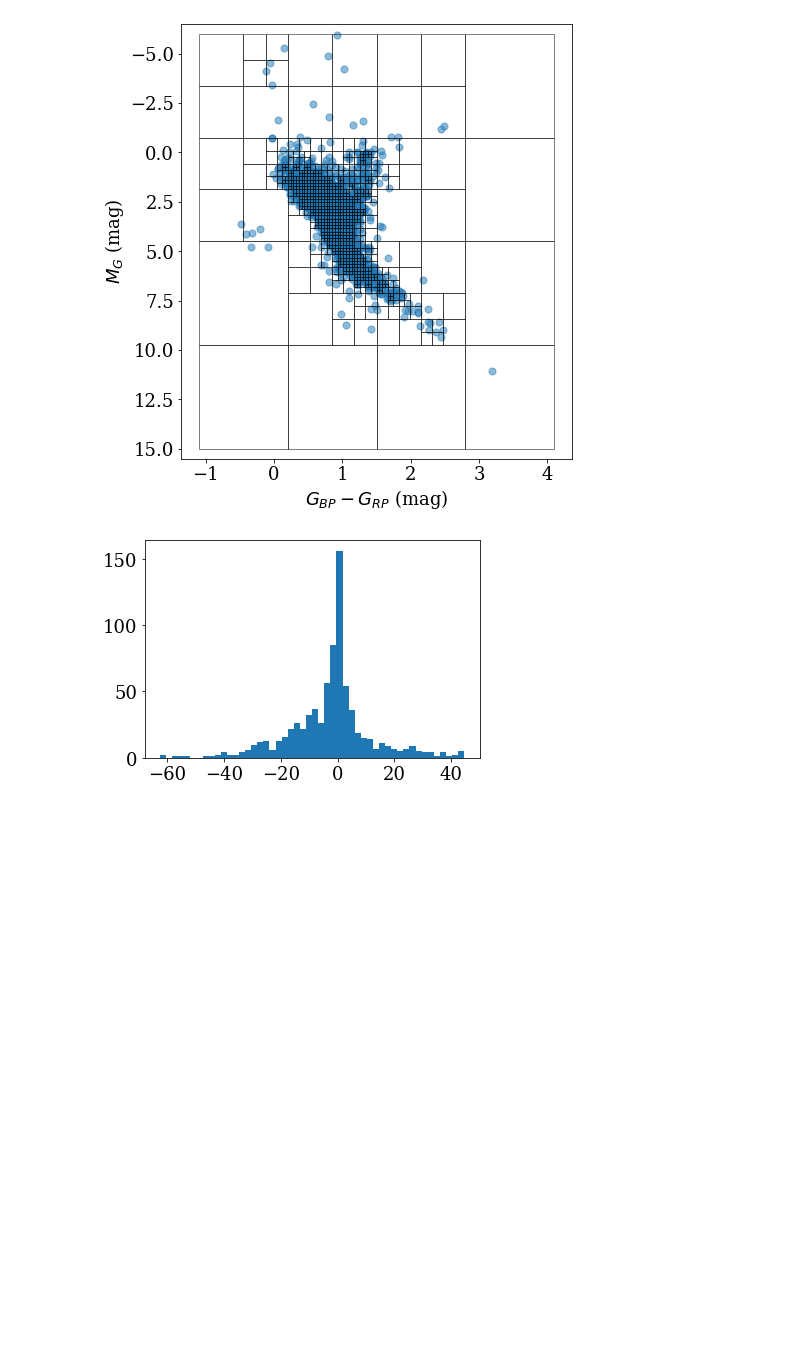
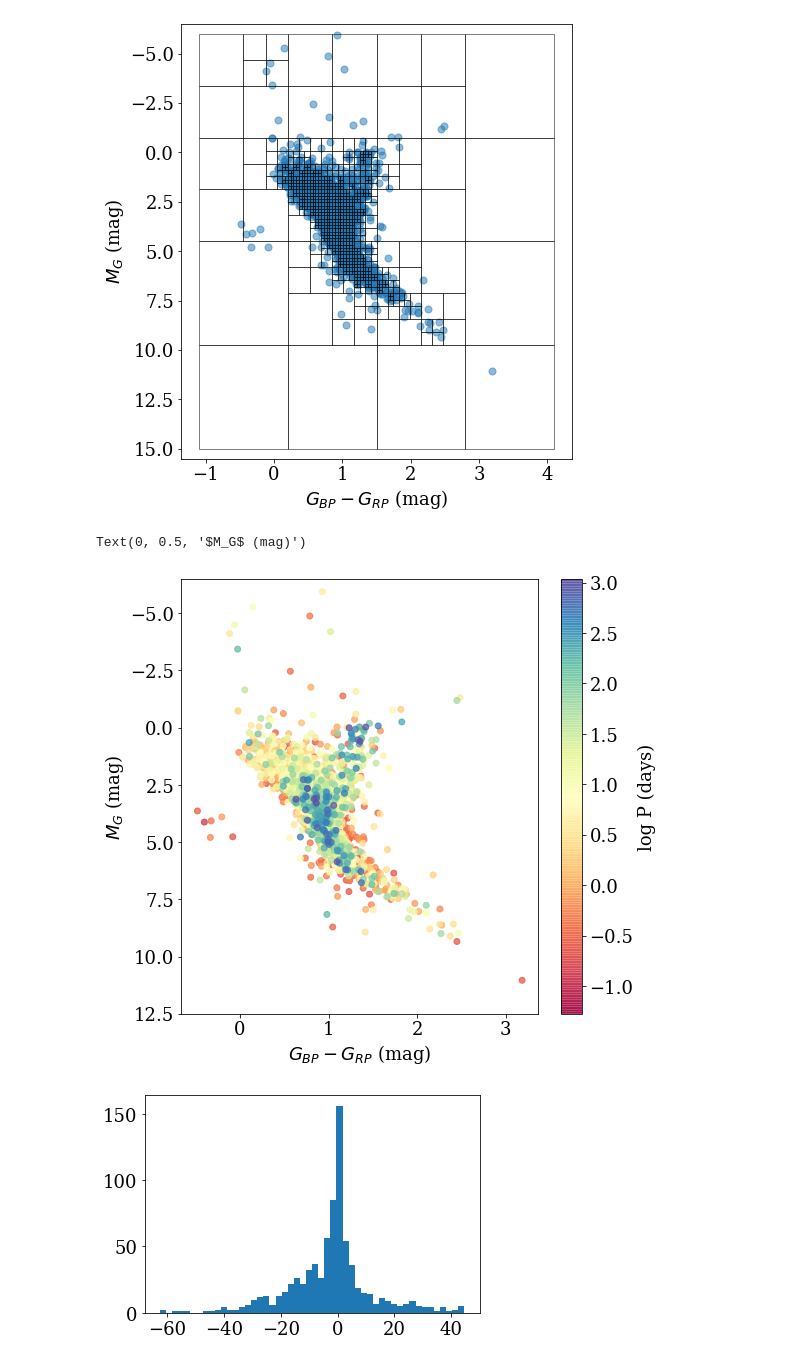
Before and after one commit to jradavenport/EBHRD, a Jupyter notebook: notebooks/check_keplerEBs.ipynb, the cells around one changed output. Saved outputs shown, nothing was run; the diff lists cells and outputs as text; code cells hidden in the pictures; blank space fills up the shorter version.

```diff
--- a/notebooks/check_keplerEBs.ipynb
+++ b/notebooks/check_keplerEBs.ipynb
@@ -115,6 +116,24 @@ plt.ylabel('$M_G$ (mag)')
 # %% [output]
 Text(0, 0.5, '$M_G$ (mag)')
 [figure]
+# %%
+x = EHow['bp_rp'][Eok]
+y = EHow['phot_g_mean_mag'][Eok] - 5. * np.log10(1000./EHow['parallax'][Eok]) + 5
+
+fig = plt.figure(figsize=(8,8))
+ax = fig.add_subplot(111)
+
+plt.scatter(x,y, alpha=0.75, rasterized=True, c=np.log10(EHow['period'][Eok]), cmap=plt.cm.Spectral)
+cb = plt.colorbar()
+cb.set_label('log P (days)')
+plt.gca().invert_yaxis()
+plt.ylim(12.5,-6.5)
+
+plt.xlabel('$G_{BP} - G_{RP}$ (mag)')
+plt.ylabel('$M_G$ (mag)')
+# %% [output]
+Text(0, 0.5, '$M_G$ (mag)')
+[figure, added]
 # %%
 x2 = denominator['bp_rp'][Dok]
 y2 = denominator['phot_g_mean_mag'][Dok] - 5. * np.log10(1000./denominator['parallax'][Dok]) + 5
```
Also changed, not shown: parts of 5 cells of this notebook, 1 other file.
